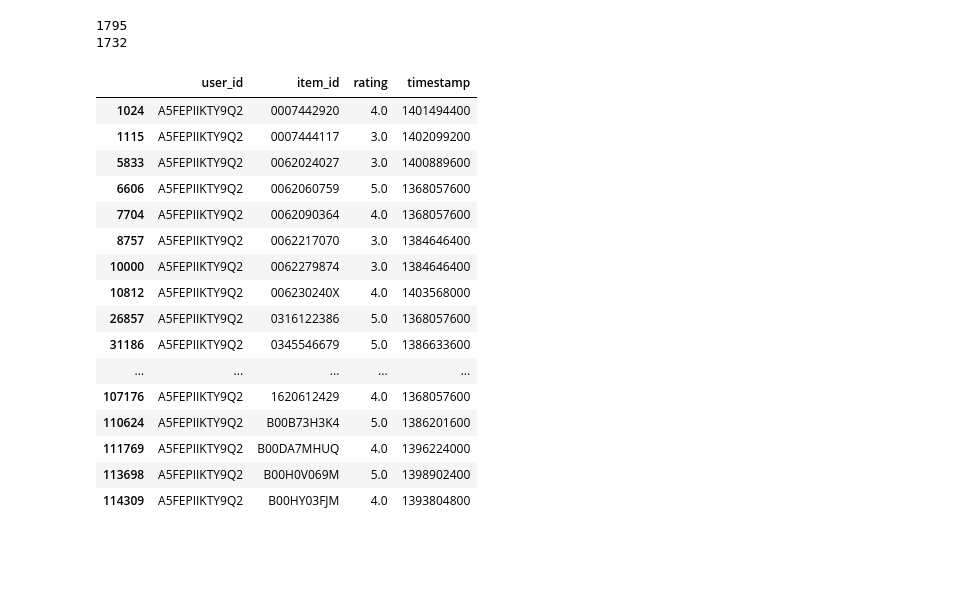
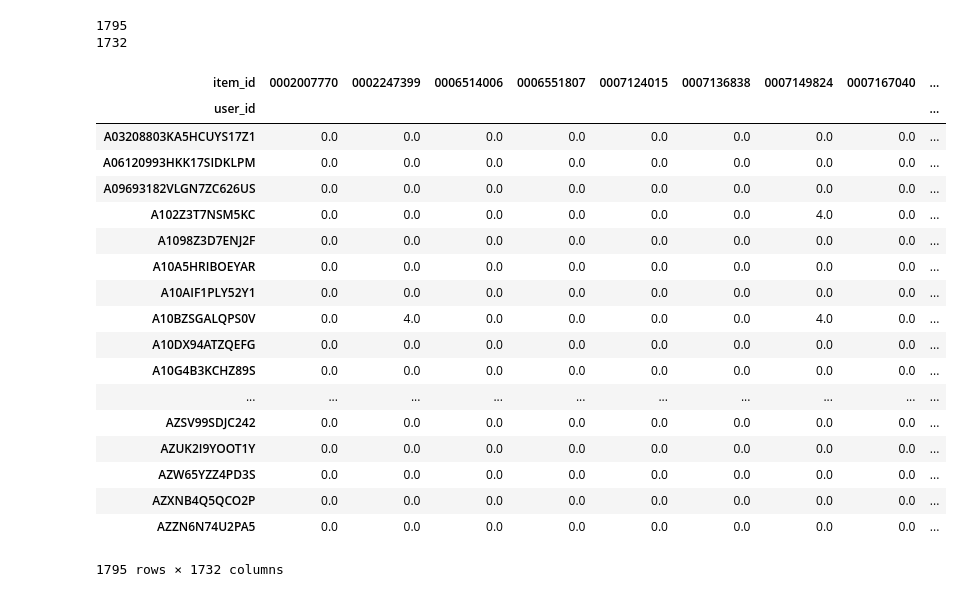
Before and after one commit to dkiswanto/fairness-regularization-recsys, a Jupyter notebook: notebook/our_playground.ipynb, the cells around one changed output. Saved outputs shown, nothing was run; the diff lists cells and outputs as text; code cells hidden in the pictures; blank space fills up the shorter version.

```diff
--- a/notebook/our_playground.ipynb
+++ b/notebook/our_playground.ipynb
@@ -17,23 +17,27 @@ a,b = matrix.axes
 ratings.to_pickle('asdf')
 # %%
 x = pd.read_pickle('asdf')
-# %%
-ratings[ratings.user_id == 'A5FEPIIKTY9Q2']
-# %% [output]
-|  | user_id | item_id | rating | timestamp |
-| 1024 | A5FEPIIKTY9Q2 | 0007442920 | 4.0 | 1401494400 |
-| 1115 | A5FEPIIKTY9Q2 | 0007444117 | 3.0 | 1402099200 |
-| 5833 | A5FEPIIKTY9Q2 | 0062024027 | 3.0 | 1400889600 |
-| 6606 | A5FEPIIKTY9Q2 | 0062060759 | 5.0 | 1368057600 |
-| 7704 | A5FEPIIKTY9Q2 | 0062090364 | 4.0 | 1368057600 |
-| 8757 | A5FEPIIKTY9Q2 | 0062217070 | 3.0 | 1384646400 |
-| 10000 | A5FEPIIKTY9Q2 | 0062279874 | 3.0 | 1384646400 |
-| 10812 | A5FEPIIKTY9Q2 | 006230240X | 4.0 | 1403568000 |
-| 26857 | A5FEPIIKTY9Q2 | 0316122386 | 5.0 | 1368057600 |
-| 31186 | A5FEPIIKTY9Q2 | 0345546679 | 5.0 | 1386633600 |
-| ... | ... | ... | ... | ... |
-| 107176 | A5FEPIIKTY9Q2 | 1620612429 | 4.0 | 1368057600 |
-| 110624 | A5FEPIIKTY9Q2 | B00B73H3K4 | 5.0 | 1386201600 |
-| 111769 | A5FEPIIKTY9Q2 | B00DA7MHUQ | 4.0 | 1396224000 |
-| 113698 | A5FEPIIKTY9Q2 | B00H0V069M | 5.0 | 1398902400 |
-| 114309 | A5FEPIIKTY9Q2 | B00HY03FJM | 4.0 | 1393804800 |
+# %%
+matrix = matrix.fillna(0)
+# %%
+matrix
+# %% [output]
+| item_id | 0002007770 | 0002247399 | 0006514006 | 0006551807 | 0007124015 | 0007136838 | 0007149824 | 0007167040 | ... |
+| user_id |  |  |  |  |  |  |  |  | ... |
+| A03208803KA5HCUYS17Z1 | 0.0 | 0.0 | 0.0 | 0.0 | 0.0 | 0.0 | 0.0 | 0.0 | ... |
+| A06120993HKK17SIDKLPM | 0.0 | 0.0 | 0.0 | 0.0 | 0.0 | 0.0 | 0.0 | 0.0 | ... |
+| A09693182VLGN7ZC626US | 0.0 | 0.0 | 0.0 | 0.0 | 0.0 | 0.0 | 0.0 | 0.0 | ... |
+| A102Z3T7NSM5KC | 0.0 | 0.0 | 0.0 | 0.0 | 0.0 | 0.0 | 4.0 | 0.0 | ... |
+| A1098Z3D7ENJ2F | 0.0 | 0.0 | 0.0 | 0.0 | 0.0 | 0.0 | 0.0 | 0.0 | ... |
+| A10A5HRIBOEYAR | 0.0 | 0.0 | 0.0 | 0.0 | 0.0 | 0.0 | 0.0 | 0.0 | ... |
+| A10AIF1PLY52Y1 | 0.0 | 0.0 | 0.0 | 0.0 | 0.0 | 0.0 | 0.0 | 0.0 | ... |
+| A10BZSGALQPS0V | 0.0 | 4.0 | 0.0 | 0.0 | 0.0 | 0.0 | 4.0 | 0.0 | ... |
+| A10DX94ATZQEFG | 0.0 | 0.0 | 0.0 | 0.0 | 0.0 | 0.0 | 0.0 | 0.0 | ... |
+| A10G4B3KCHZ89S | 0.0 | 0.0 | 0.0 | 0.0 | 0.0 | 0.0 | 0.0 | 0.0 | ... |
+| ... | ... | ... | ... | ... | ... | ... | ... | ... | ... |
+| AZSV99SDJC242 | 0.0 | 0.0 | 0.0 | 0.0 | 0.0 | 0.0 | 0.0 | 0.0 | ... |
+| AZUK2I9YOOT1Y | 0.0 | 0.0 | 0.0 | 0.0 | 0.0 | 0.0 | 0.0 | 0.0 | ... |
+| AZW65YZZ4PD3S | 0.0 | 0.0 | 0.0 | 0.0 | 0.0 | 0.0 | 0.0 | 0.0 | ... |
+| AZXNB4Q5QCO2P | 0.0 | 0.0 | 0.0 | 0.0 | 0.0 | 0.0 | 0.0 | 0.0 | ... |
+| AZZN6N74U2PA5 | 0.0 | 0.0 | 0.0 | 0.0 | 0.0 | 0.0 | 0.0 | 0.0 | ... |
+1795 rows × 1732 columns
```
Also changed, not shown: 3 other files.
